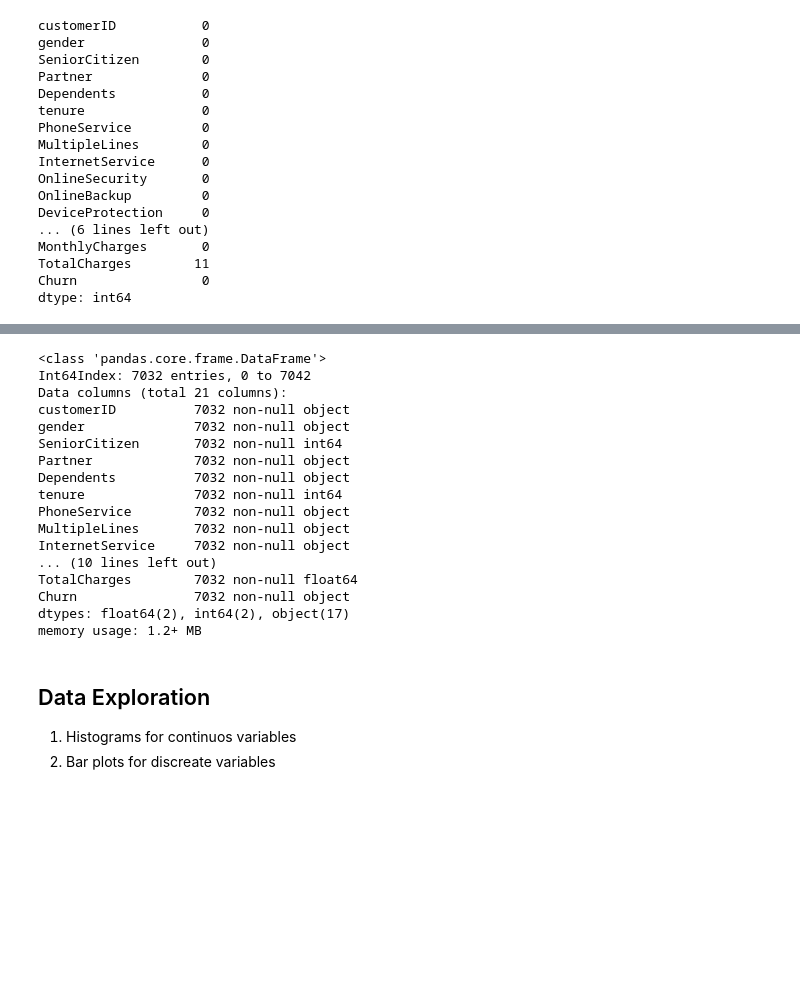
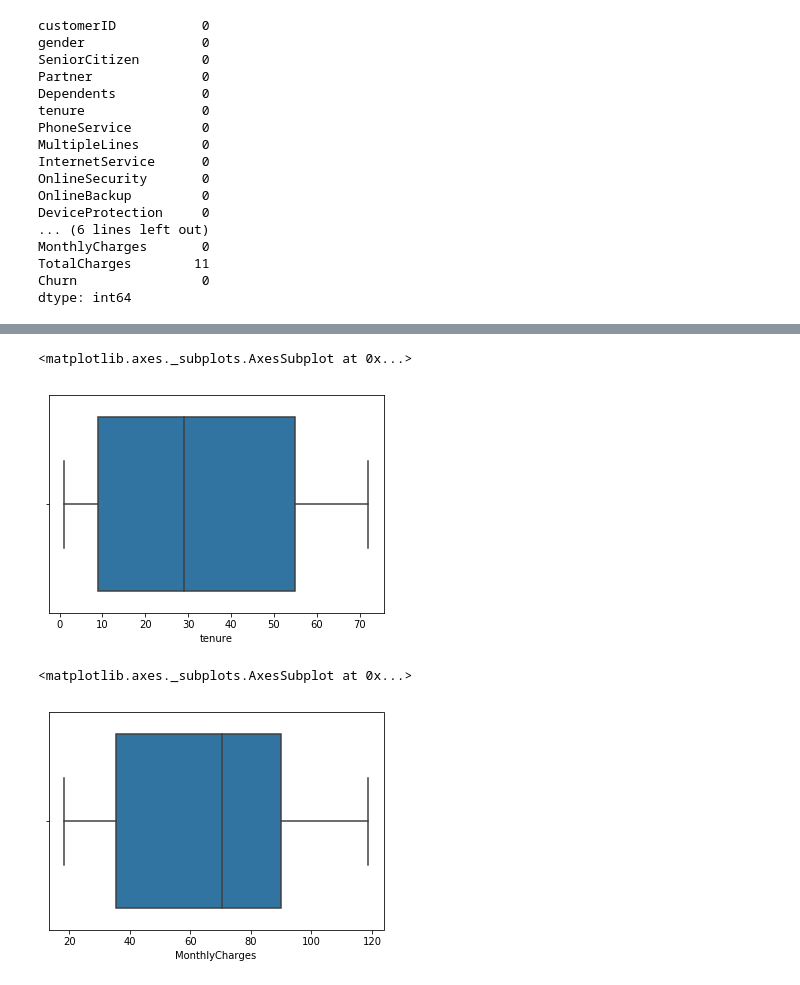
Before and after one commit to parasdoshicom/SpringboardDSIntensive, a Jupyter notebook: Customer Churn Prediction.ipynb, the cells around one changed output, grey strips where cells are left out. Cells and saved outputs as stored; diff of their text form; code cells hidden in the pictures; blank space fills up the shorter version.

```diff
--- a/Customer Churn Prediction.ipynb
+++ b/Customer Churn Prediction.ipynb
@@ -178,26 +268,10 @@ churndata.describe()
-# %%
-churndata = churndata[churndata['TotalCharges'].notnull()]
-churndata.info()
-# %% [output]
-<class 'pandas.core.frame.DataFrame'>
-Int64Index: 7032 entries, 0 to 7042
-Data columns (total 21 columns):
-customerID          7032 non-null object
-gender              7032 non-null object
-SeniorCitizen       7032 non-null int64
-Partner             7032 non-null object
-Dependents          7032 non-null object
-tenure              7032 non-null int64
-PhoneService        7032 non-null object
-MultipleLines       7032 non-null object
-InternetService     7032 non-null object
-... (10 lines left out)
-TotalCharges        7032 non-null float64
-Churn               7032 non-null object
-dtypes: float64(2), int64(2), object(17)
-memory usage: 1.2+ MB
-# %% [markdown]
-## Data Exploration
-
-1. Histograms for continuos variables
-2. Bar plots for discreate variables
+# %%
+sns.boxplot(churndata['tenure'])
+# %% [output]
+<matplotlib.axes._subplots.AxesSubplot at 0x...>
+[figure, added]
+# %%
+sns.boxplot(churndata['MonthlyCharges'])
+# %% [output]
+<matplotlib.axes._subplots.AxesSubplot at 0x...>
+[figure, added]
```
Also changed, not shown: parts of 47 cells of this notebook.
